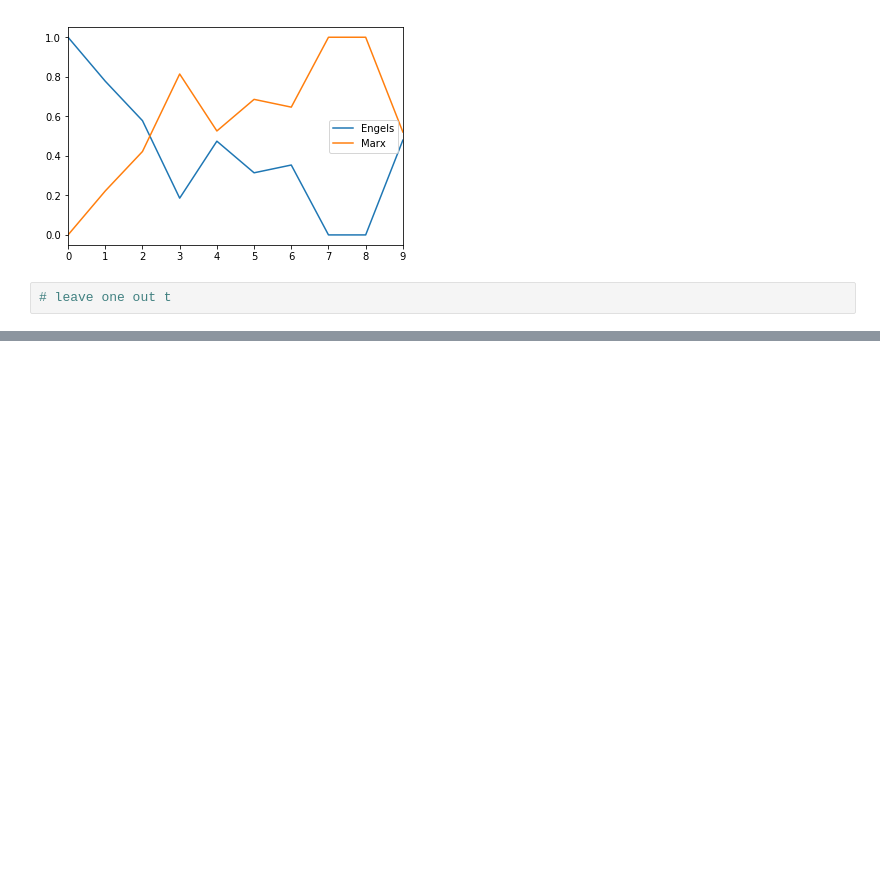
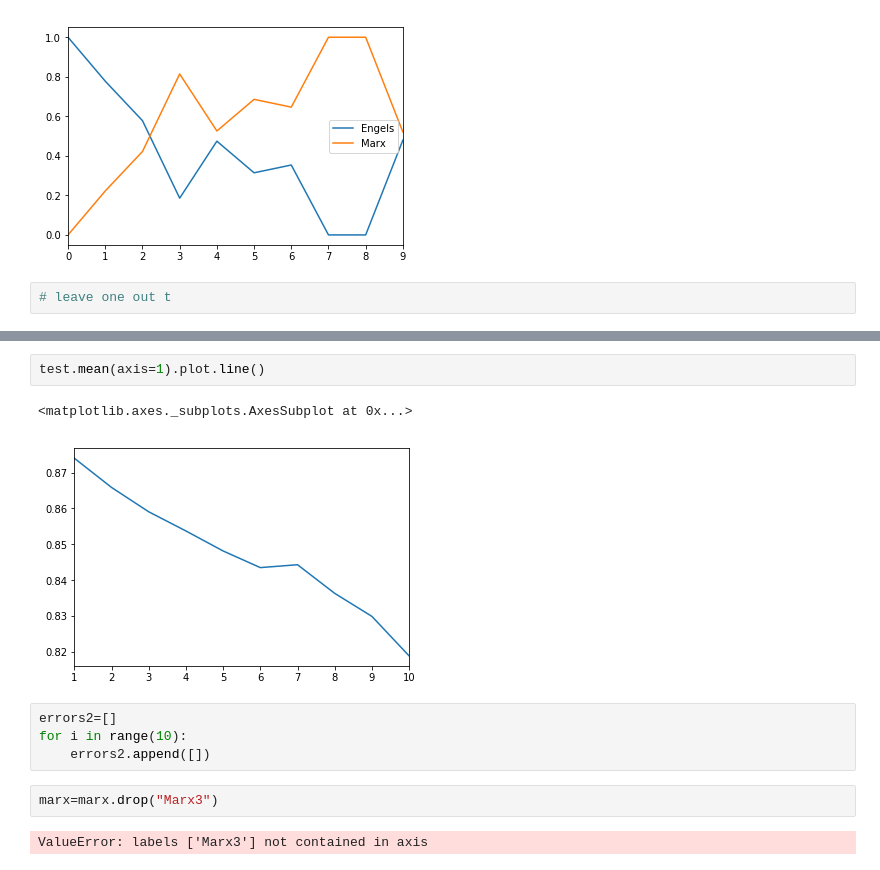
Before and after one commit to mikehalverson11/SeniorProject, a Jupyter notebook: Marxism.ipynb, the cells around one changed output, grey strips where cells are left out. Drawn from its saved outputs; the diff is of its cells as text; blank space fills up the shorter version.

```diff
--- a/Marxism.ipynb
+++ b/Marxism.ipynb
@@ -547,0 +649,13 @@ pd.DataFrame(data,columns=["Engels","Marx"]).plot.line()
+# %%
+test.mean(axis=1).plot.line()
+# %% [output]
+<matplotlib.axes._subplots.AxesSubplot at 0x...>
+[figure, added]
+# %%
+errors2=[]
+for i in range(10):
+    errors2.append([])
+# %%
+marx=marx.drop("Marx3")
+# %% [output]
+ValueError: labels ['Marx3'] not contained in axis
```
Also changed, not shown: parts of 21 cells of this notebook.
